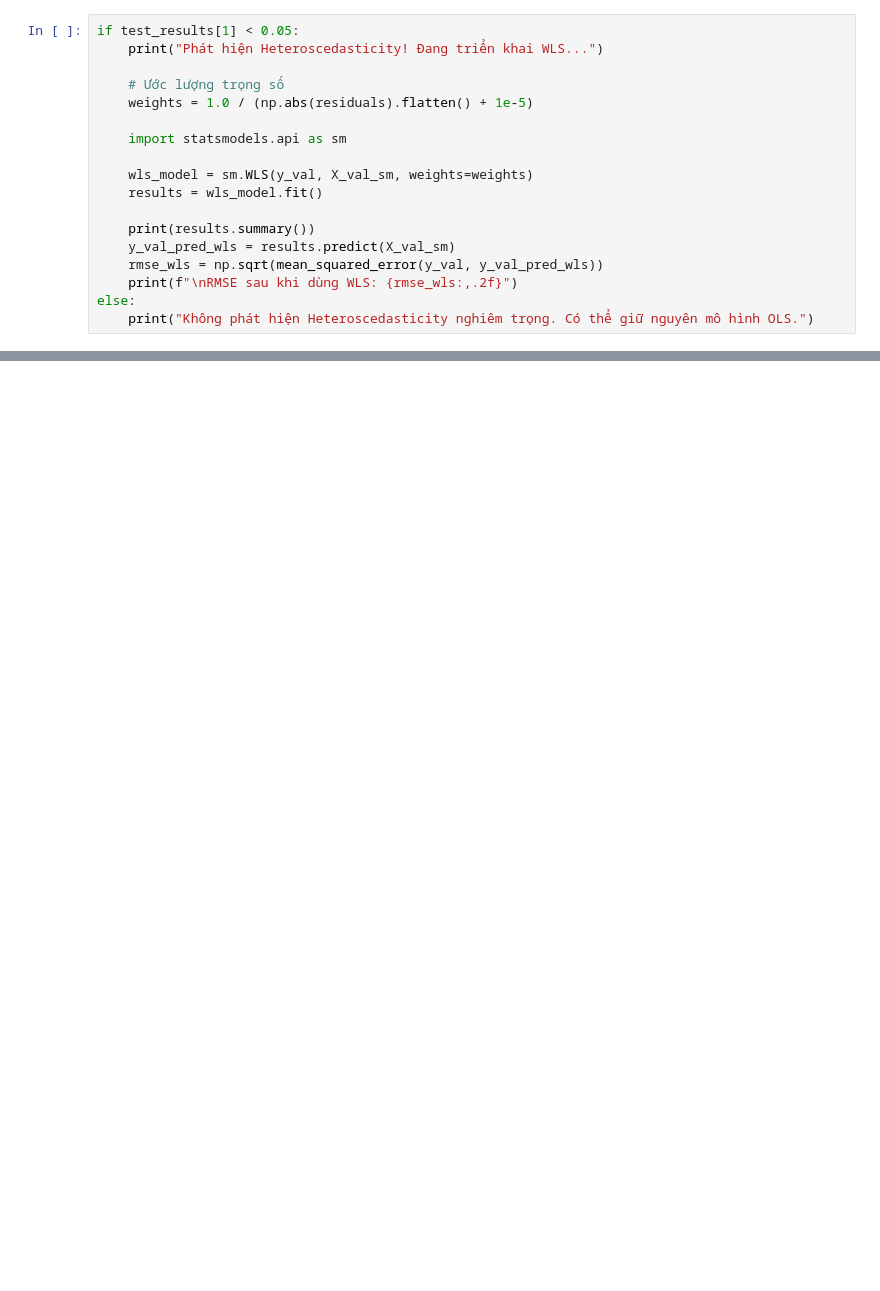
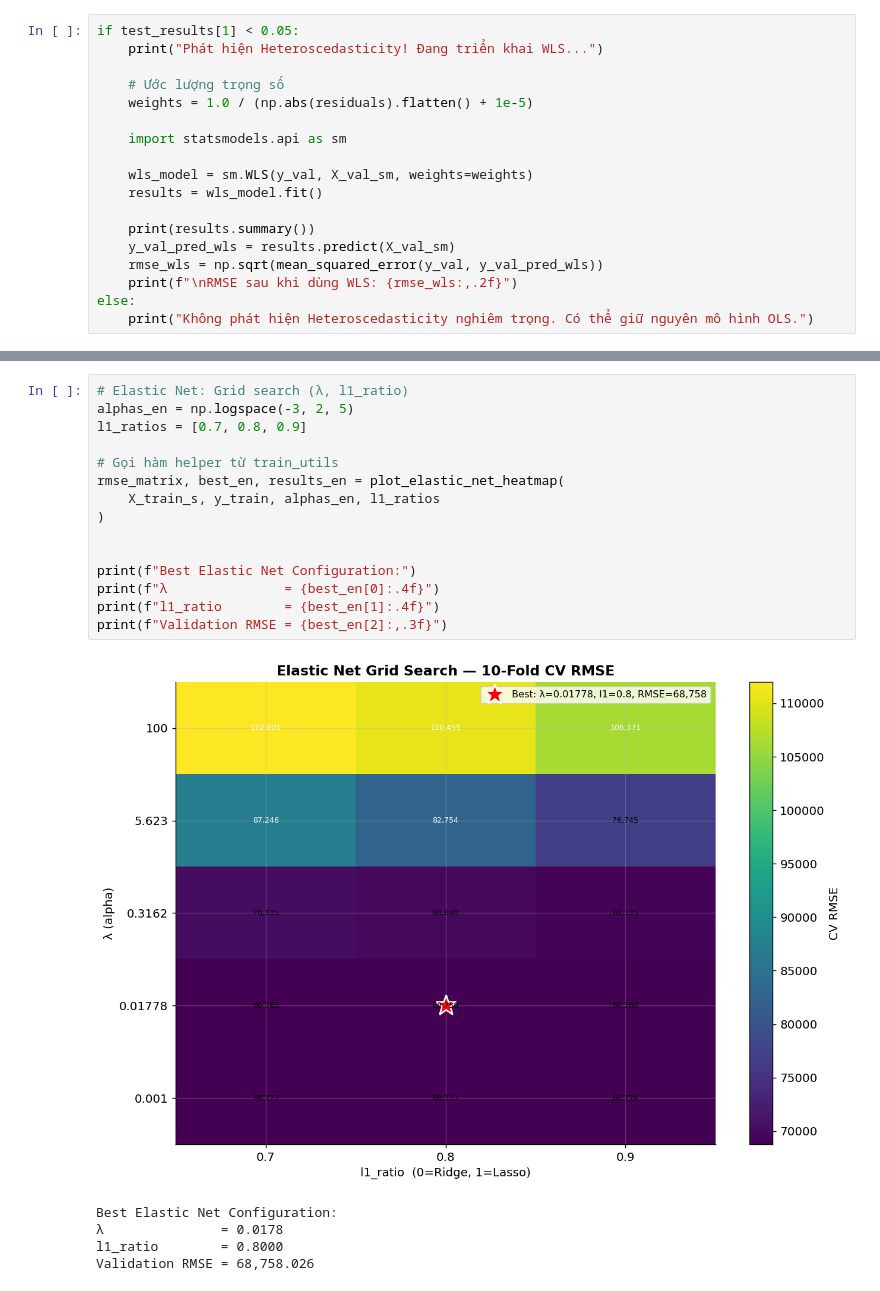
Before and after one commit to kimngoc280105/ml-regression-classification, a Jupyter notebook: code/Part1_Regression/notebook.ipynb, the cells around one changed output, grey strips where cells are left out. Drawn from its saved outputs; the diff is of its cells as text; blank space fills up the shorter version.

```diff
--- a/code/Part1_Regression/notebook.ipynb
+++ b/code/Part1_Regression/notebook.ipynb
@@ -447,0 +686,21 @@ else:
+# %%
+# Elastic Net: Grid search (λ, l1_ratio)
+alphas_en = np.logspace(-3, 2, 5)
+l1_ratios = [0.7, 0.8, 0.9]
+
+# Gọi hàm helper từ train_utils
+rmse_matrix, best_en, results_en = plot_elastic_net_heatmap(
+    X_train_s, y_train, alphas_en, l1_ratios
+)
+
+
+print(f"Best Elastic Net Configuration:")
+print(f"λ               = {best_en[0]:.4f}")
+print(f"l1_ratio        = {best_en[1]:.4f}")
+print(f"Validation RMSE = {best_en[2]:,.3f}")
+# %% [output]
+[figure, added]
+Best Elastic Net Configuration:
+λ               = 0.0178
+l1_ratio        = 0.8000
+Validation RMSE = 68,758.026
```
Also changed, not shown: parts of 38 cells of this notebook, 5 other files.
